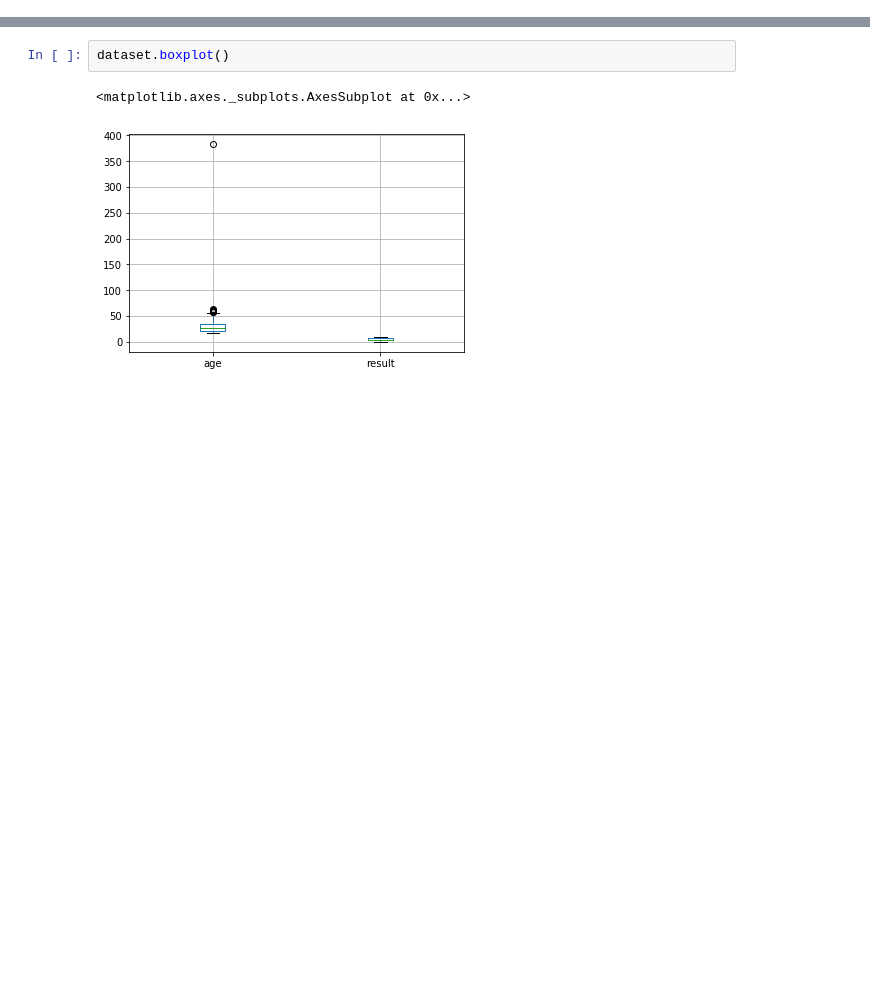
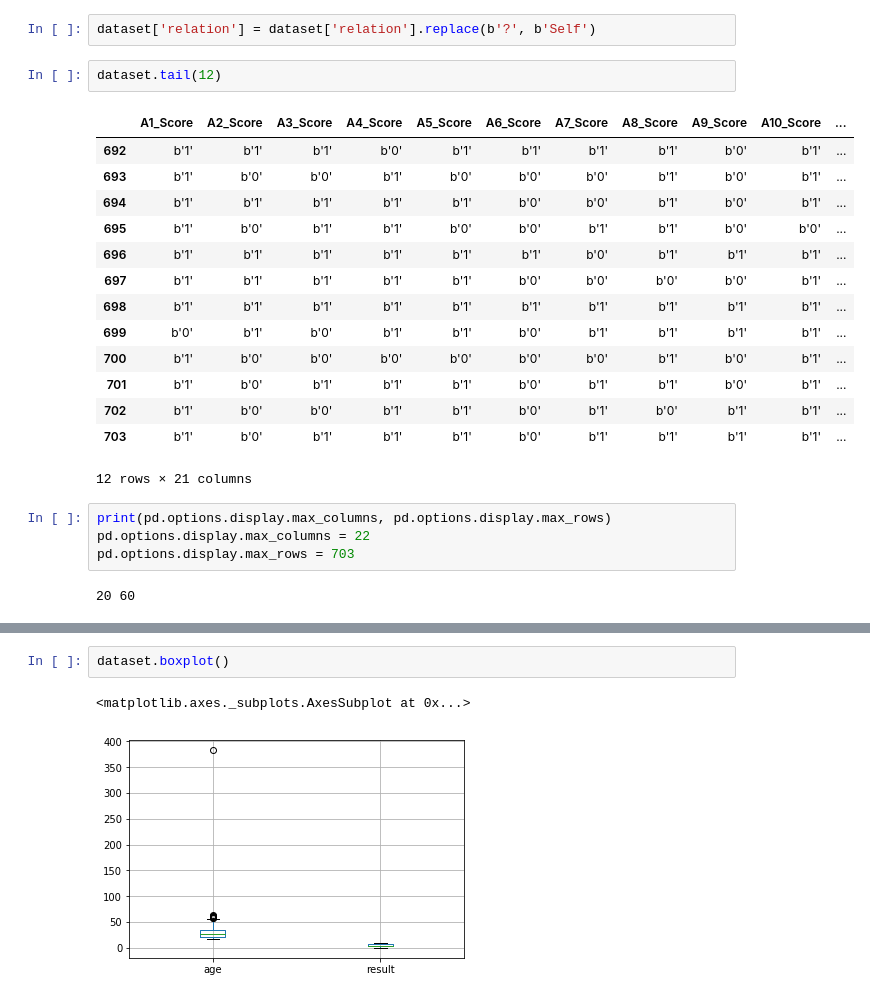
Before and after one commit to nathNath/provadeia, a Jupyter notebook: questaoum/questaoum.ipynb, the cells around one changed output, grey strips where cells are left out. Saved outputs shown, nothing was run; the diff lists cells and outputs as text; blank space fills up the shorter version.

```diff
--- a/questaoum/questaoum.ipynb
+++ b/questaoum/questaoum.ipynb
@@ -24,0 +63,25 @@ dataset.head()
+# %%
+dataset['relation'] = dataset['relation'].replace(b'?', b'Self')
+# %%
+dataset.tail(12)
+# %% [output]
+|  | A1_Score | A2_Score | A3_Score | A4_Score | A5_Score | A6_Score | A7_Score | A8_Score | A9_Score | A10_Score | ... |
+| 692 | b'1' | b'1' | b'1' | b'0' | b'1' | b'1' | b'1' | b'1' | b'0' | b'1' | ... |
+| 693 | b'1' | b'0' | b'0' | b'1' | b'0' | b'0' | b'0' | b'1' | b'0' | b'1' | ... |
+| 694 | b'1' | b'1' | b'1' | b'1' | b'1' | b'0' | b'0' | b'1' | b'0' | b'1' | ... |
+| 695 | b'1' | b'0' | b'1' | b'1' | b'0' | b'0' | b'1' | b'1' | b'0' | b'0' | ... |
+| 696 | b'1' | b'1' | b'1' | b'1' | b'1' | b'1' | b'0' | b'1' | b'1' | b'1' | ... |
+| 697 | b'1' | b'1' | b'1' | b'1' | b'1' | b'0' | b'0' | b'0' | b'0' | b'1' | ... |
+| 698 | b'1' | b'1' | b'1' | b'1' | b'1' | b'1' | b'1' | b'1' | b'1' | b'1' | ... |
+| 699 | b'0' | b'1' | b'0' | b'1' | b'1' | b'0' | b'1' | b'1' | b'1' | b'1' | ... |
+| 700 | b'1' | b'0' | b'0' | b'0' | b'0' | b'0' | b'0' | b'1' | b'0' | b'1' | ... |
+| 701 | b'1' | b'0' | b'1' | b'1' | b'1' | b'0' | b'1' | b'1' | b'0' | b'1' | ... |
+| 702 | b'1' | b'0' | b'0' | b'1' | b'1' | b'0' | b'1' | b'0' | b'1' | b'1' | ... |
+| 703 | b'1' | b'0' | b'1' | b'1' | b'1' | b'0' | b'1' | b'1' | b'1' | b'1' | ... |
+12 rows × 21 columns
+# %%
+print(pd.options.display.max_columns, pd.options.display.max_rows)
+pd.options.display.max_columns = 22
+pd.options.display.max_rows = 703
+# %% [output]
+20 60
```
Also changed, not shown: parts of 23 cells of this notebook.
